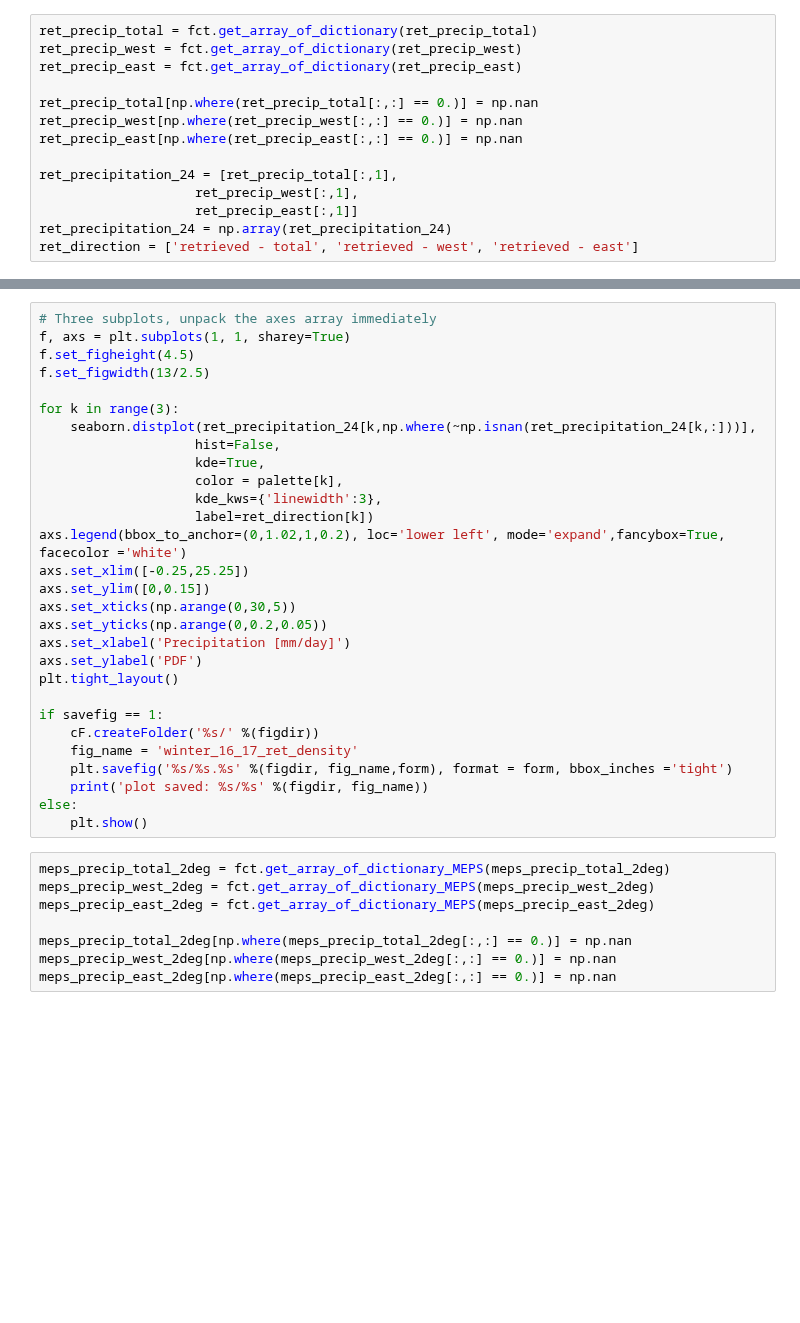
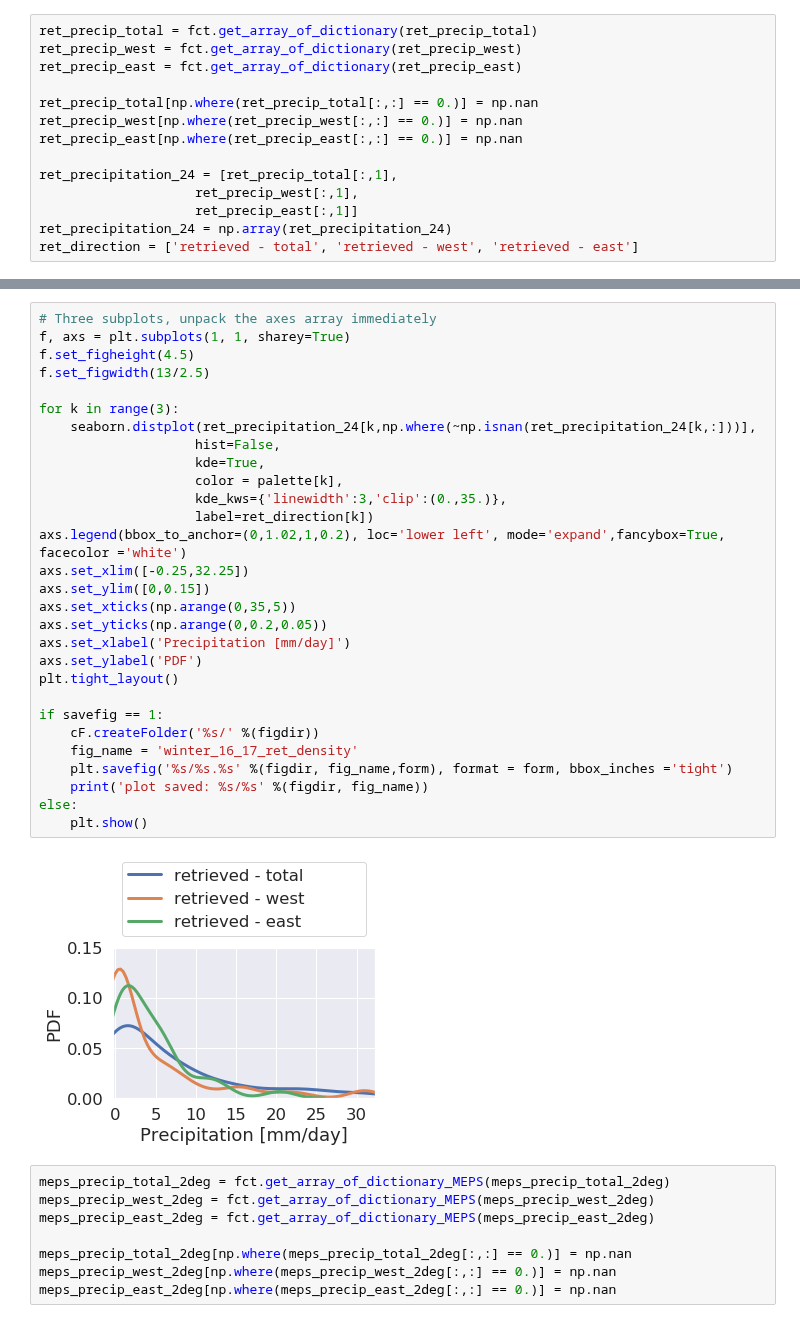
Before and after one commit to franzihe/research_Haukeli, a Jupyter notebook: Weathermast_Retrieval_MEPS/plt_density_histogram.ipynb, the cells around one changed output, grey strips where cells are left out. Saved outputs shown, nothing was run; the diff lists cells and outputs as text; blank space fills up the shorter version.

```diff
--- a/Weathermast_Retrieval_MEPS/plt_density_histogram.ipynb
+++ b/Weathermast_Retrieval_MEPS/plt_density_histogram.ipynb
@@ -298,32 +314,34 @@ else:
 # %%
 # Three subplots, unpack the axes array immediately
 f, axs = plt.subplots(1, 1, sharey=True)
 f.set_figheight(4.5)
 f.set_figwidth(13/2.5)
 
 for k in range(3):
     seaborn.distplot(ret_precipitation_24[k,np.where(~np.isnan(ret_precipitation_24[k,:]))],
                     hist=False,
                     kde=True,
                     color = palette[k],
-                    kde_kws={'linewidth':3},
+                    kde_kws={'linewidth':3,'clip':(0.,35.)},
                     label=ret_direction[k])
 axs.legend(bbox_to_anchor=(0,1.02,1,0.2), loc='lower left', mode='expand',fancybox=True, facecolor ='white')
-axs.set_xlim([-0.25,25.25])
+axs.set_xlim([-0.25,32.25])
 axs.set_ylim([0,0.15])
-axs.set_xticks(np.arange(0,30,5))
+axs.set_xticks(np.arange(0,35,5))
 axs.set_yticks(np.arange(0,0.2,0.05))
 axs.set_xlabel('Precipitation [mm/day]')
 axs.set_ylabel('PDF')
 plt.tight_layout()
 
 if savefig == 1:
     cF.createFolder('%s/' %(figdir))
     fig_name = 'winter_16_17_ret_density'
     plt.savefig('%s/%s.%s' %(figdir, fig_name,form), format = form, bbox_inches ='tight')
     print('plot saved: %s/%s' %(figdir, fig_name))
 else:
     plt.show()
+# %% [output]
+[figure, added]
 # %%
 meps_precip_total_2deg = fct.get_array_of_dictionary_MEPS(meps_precip_total_2deg)
 meps_precip_west_2deg = fct.get_array_of_dictionary_MEPS(meps_precip_west_2deg)
```
Also changed, not shown: parts of 9 cells of this notebook.
